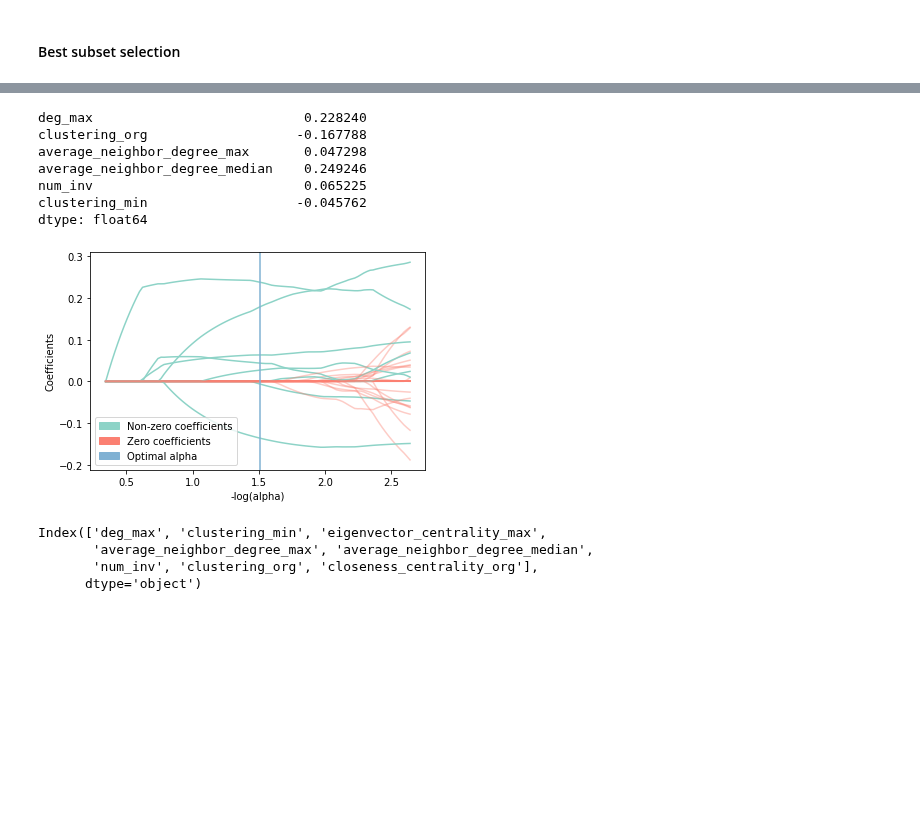
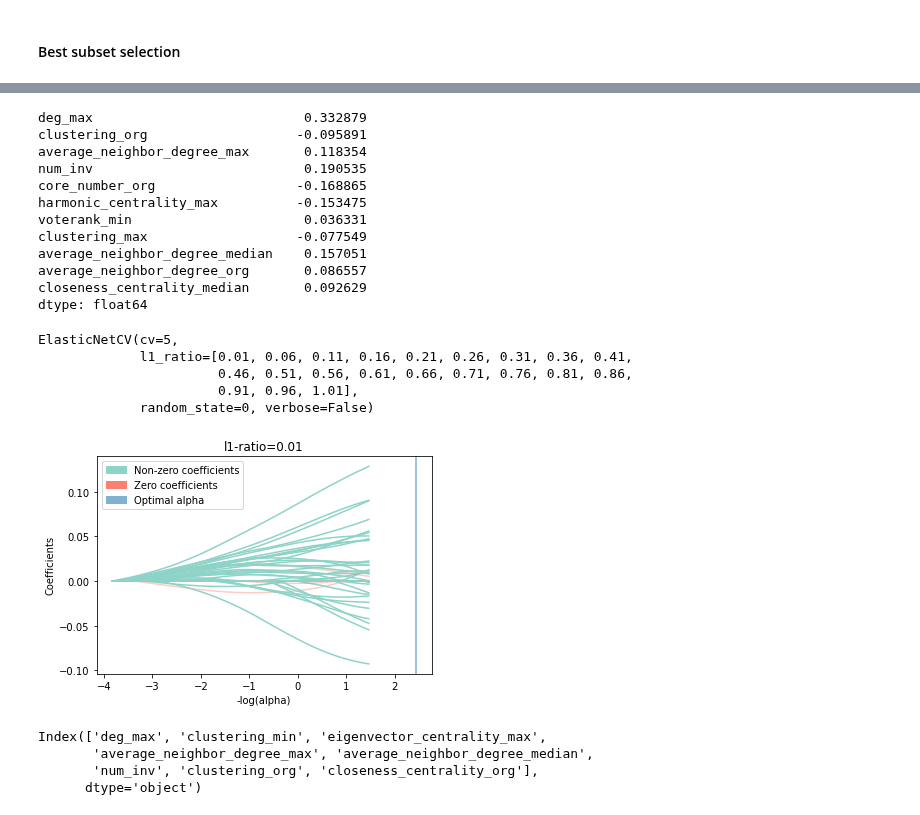
Before and after one commit to testalorenzo/crunch_net, a Jupyter notebook: ANS/notebook/notebooks/ANS_extension.ipynb, the cells around one changed output, grey strips where cells are left out. Cells and saved outputs as stored; diff of their text form; code cells hidden in the pictures; blank space fills up the shorter version.

```diff
--- a/ANS/notebook/notebooks/ANS_extension.ipynb
+++ b/ANS/notebook/notebooks/ANS_extension.ipynb
@@ -512,11 +509,3 @@ def getBest(k, X, y):
     toc = time.time()
     print("Processed", models.shape[0], "models on", k, "predictors in", (toc-tic), "seconds")
     return best_model
-
-# Could take quite a while to complete...
-models_best = pd.DataFrame(columns=["R2", "model"])
-tic = time.time()
-for i in range(1,4):
-    models_best.loc[i] = getBest(i, cumulative_merge.drop(['country', 'continent', 'industry', 'cum'], axis=1), cumulative_merge.cum)
-toc = time.time()
-print("Total elapsed time:", (toc-tic), "seconds")
@@ -527,0 +512,8 @@ Total elapsed time: 44.335474252700806 seconds
+# %%
+# Could take quite a while to complete...
+models_best = pd.DataFrame(columns=["R2", "model"])
+tic = time.time()
+for i in range(1,3):
+    models_best.loc[i] = getBest(i, cumulative_merge.drop(['country','continent','industry','foundation','sector', 'stage', 'first_money', 'date', 'current_sit', 'voterank_org', 'cum'], axis=1), cumulative_merge.cum)
+toc = time.time()
+print("Total elapsed time:", (toc-tic), "seconds")
@@ -549,8 +544,8 @@ def forward(predictors, X, y):
 models_fwd = pd.DataFrame(columns=["R2", "model"])
 tic = time.time()
 predictors = []
-for i in range(1,len(cumulative_merge.drop(['country', 'continent', 'industry', 'cum'], axis=1).columns)+1):
-    models_fwd.loc[i] = forward(predictors, cumulative_merge.drop(['country', 'continent', 'industry', 'cum'], axis=1), cumulative_merge.cum)
+for i in range(1,len(cumulative_merge.drop(['country','continent','industry','foundation','sector', 'stage', 'first_money', 'date', 'current_sit', 'voterank_org', 'cum'], axis=1).columns)+1):
+    models_fwd.loc[i] = forward(predictors, cumulative_merge.drop(['country','continent','industry','foundation','sector', 'stage', 'first_money', 'date', 'current_sit', 'voterank_org', 'cum'], axis=1), cumulative_merge.cum)
     predictors = models_fwd.loc[i]["model"].model.exog_names
 toc = time.time()
 print("Total elapsed time:", (toc-tic), "seconds")
@@ -559,42 +554,53 @@ Total elapsed time: 10.866214990615845 seconds
 # %%
-models_fwd.model.iloc[5].params
+models_fwd.model.iloc[10].params
 # %% [output]
-deg_max                           0.228240
-clustering_org                   -0.167788
-average_neighbor_degree_max       0.047298
-average_neighbor_degree_median    0.249246
-num_inv                           0.065225
-clustering_min                   -0.045762
+deg_max                           0.332879
+clustering_org                   -0.095891
+average_neighbor_degree_max       0.118354
+num_inv                           0.190535
+core_number_org                  -0.168865
+harmonic_centrality_max          -0.153475
+voterank_min                      0.036331
+clustering_max                   -0.077549
+average_neighbor_degree_median    0.157051
+average_neighbor_degree_org       0.086557
+closeness_centrality_median       0.092629
 dtype: float64
 # %%
-a=cumulative_merge.drop(['country', 'continent', 'industry', 'cum'], axis=1).dropna(axis = 0)
-regr = ElasticNetCV(cv=5, random_state=0, l1_ratio=[x/100 for x in range(1,100,5)], verbose=False)
+a=cumulative_merge.drop(['country','continent','industry','foundation','sector', 'stage', 'first_money', 'date', 'current_sit', 'voterank_org', 'cum'], axis=1).dropna(axis = 0)
+regr = ElasticNetCV(cv=5, random_state=0, l1_ratio=[x/100 for x in range(1,105,5)], verbose=False)
 regr.fit(a, cumulative_merge[cumulative_merge.index.isin(a.index)].cum)
+# %% [output]
+ElasticNetCV(cv=5,
+             l1_ratio=[0.01, 0.06, 0.11, 0.16, 0.21, 0.26, 0.31, 0.36, 0.41,
+                       0.46, 0.51, 0.56, 0.61, 0.66, 0.71, 0.76, 0.81, 0.86,
+                       0.91, 0.96, 1.01],
+             random_state=0, verbose=False)
 # %%
 eps = 5e-3
 alphas_enet, coefs_enet, _ = enet_path(a, cumulative_merge[cumulative_merge.index.isin(a.index)].cum, eps=eps, l1_ratio=regr.l1_ratio_)
-neg_log_alphas_enet = -np.log10(alphas_enet)
+neg_log_alphas_enet = -np.log(alphas_enet)
 
 fig, ax = plt.subplots(1,1, figsize=(6, 4))
 for i in range(len(coefs_enet)):
     coef_e=coefs_enet[i]
     if regr.coef_[i]!=0:
         plt.plot(neg_log_alphas_enet, coef_e, c=default_color3)
     else:
         plt.plot(neg_log_alphas_enet, coef_e, c=default_color2, alpha=0.4)
 plt.xlabel("-log(alpha)")
 plt.ylabel("Coefficients")
-ax.axvline(-np.log10(regr.alpha_), c=default_color)
-#plt.title("Elastic-Net, l1-ratio="+str(regr.l1_ratio_))
+ax.axvline(-np.log(regr.alpha_), c=default_color)
+plt.title("l1-ratio="+str(regr.l1_ratio_))
 patcha = mpatches.Patch(color=default_color3, label='Non-zero coefficients')
 patchb = mpatches.Patch(color=default_color2, label='Zero coefficients')
 patchc = mpatches.Patch(color=default_color, label='Optimal alpha')
 plt.legend(handles=[patcha, patchb, patchc])
 
 os.chdir('/Users/ltesta/Documents/GitHub/crunch_net/ANS/plots')
 plt.savefig('elastic_net_coefficients_'+str(size)+'.pdf', bbox_inches="tight")
 # %% [output]
-[figure, old version]
+[figure, new version]
 # %%
 a.loc[:,regr.coef_!=0].columns
 # %% [output]
```
Also changed, not shown: parts of 24 cells of this notebook, 1 other file.
